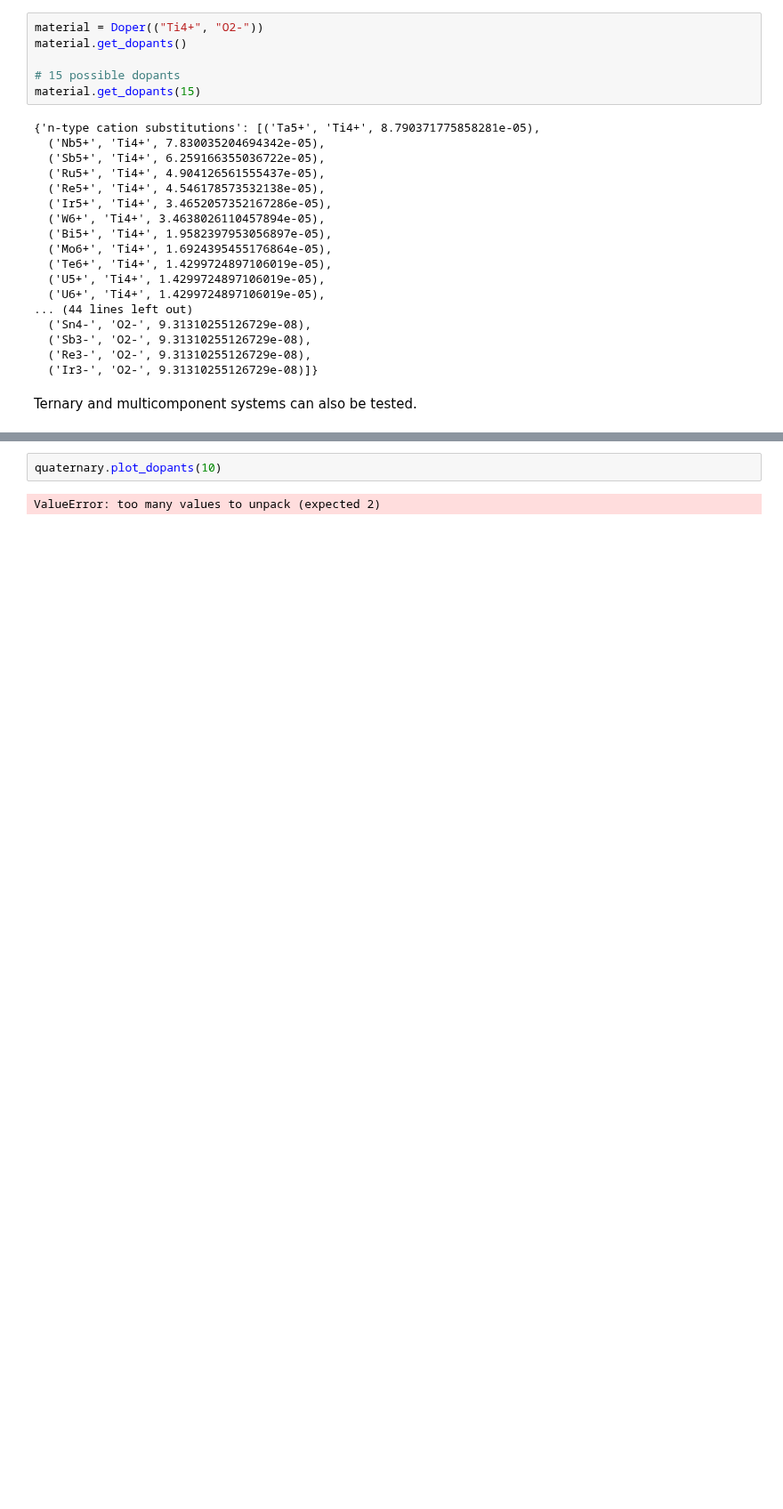
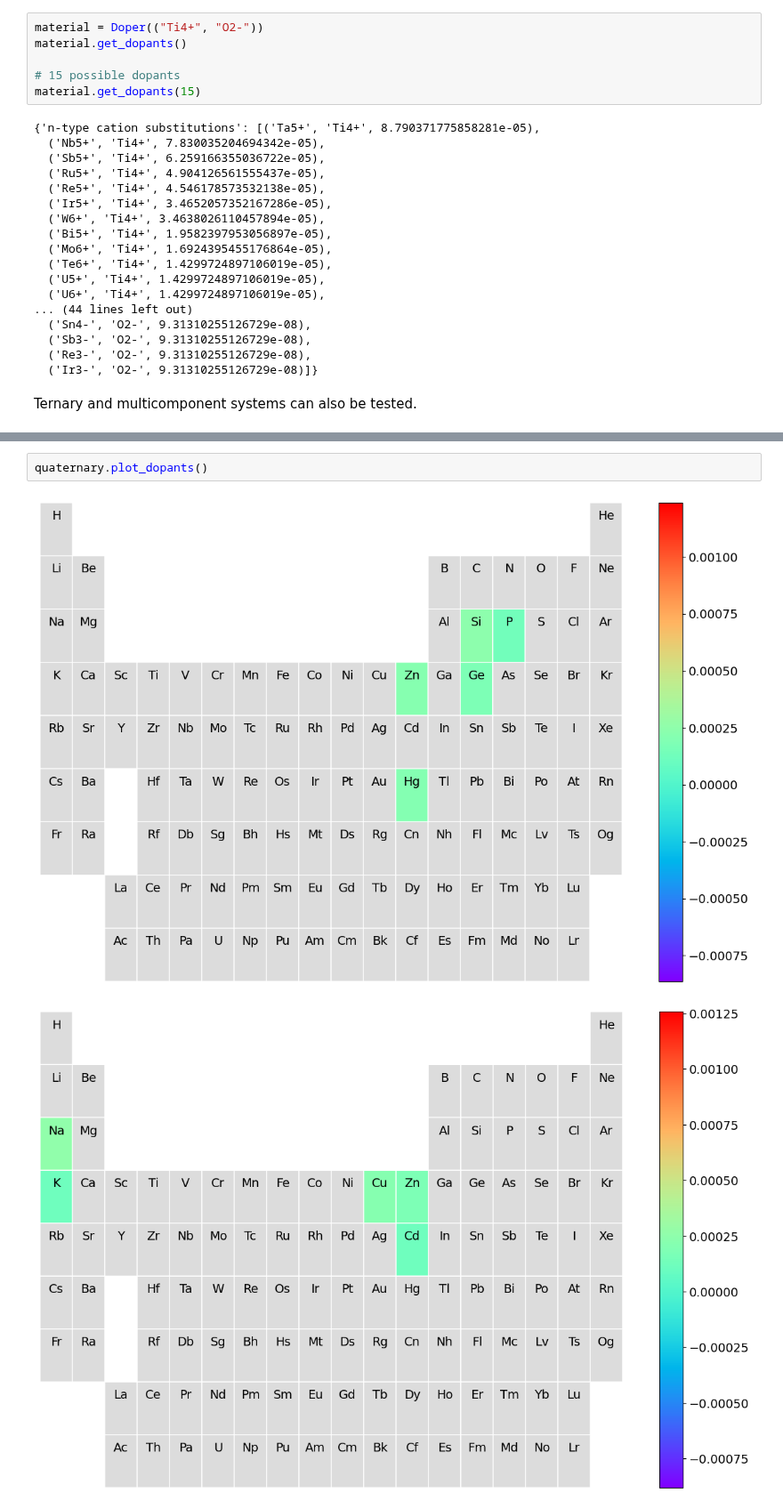
Before and after one commit to WMD-group/SMACT, a Jupyter notebook: examples/Dopant_Prediction/doper_example.ipynb, the cells around one changed output, grey strips where cells are left out. Shown at 89% size. Saved outputs shown, nothing was run; the diff lists cells and outputs as text; blank space fills up the shorter version.

Commit message:
compare ternary/quaternary charge state fixed

```diff
--- a/examples/Dopant_Prediction/doper_example.ipynb
+++ b/examples/Dopant_Prediction/doper_example.ipynb
@@ -73,4 +73,5 @@ If you want to plot the results in the form of heatmap, use `plot_dopants` metho
 # %%
-quaternary.plot_dopants(10)
+quaternary.plot_dopants()
 # %% [output]
-ValueError: too many values to unpack (expected 2)
+[figure, added]
+[figure, added]
```
Also changed, not shown: parts of 5 cells of this notebook, 1 other file.
